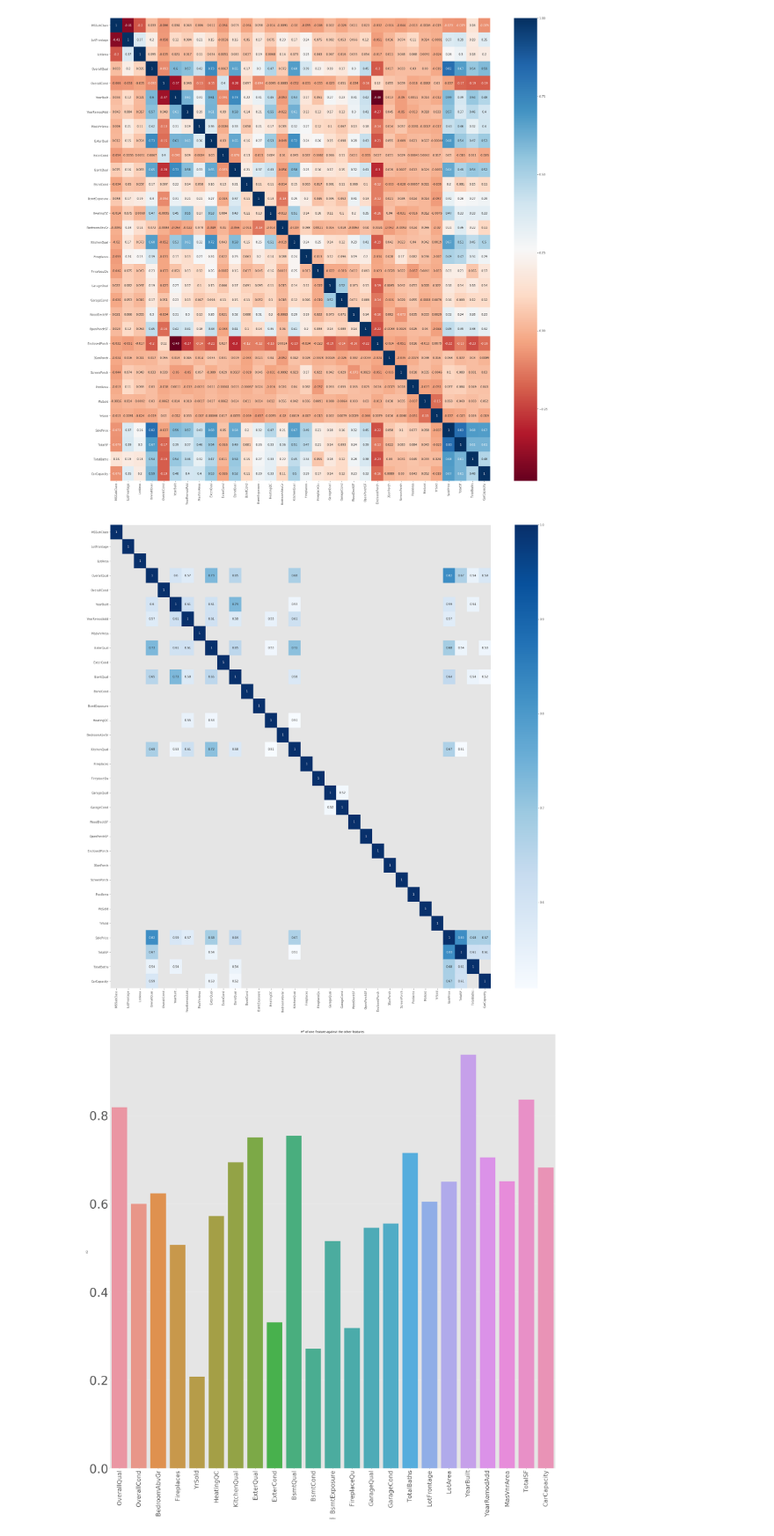
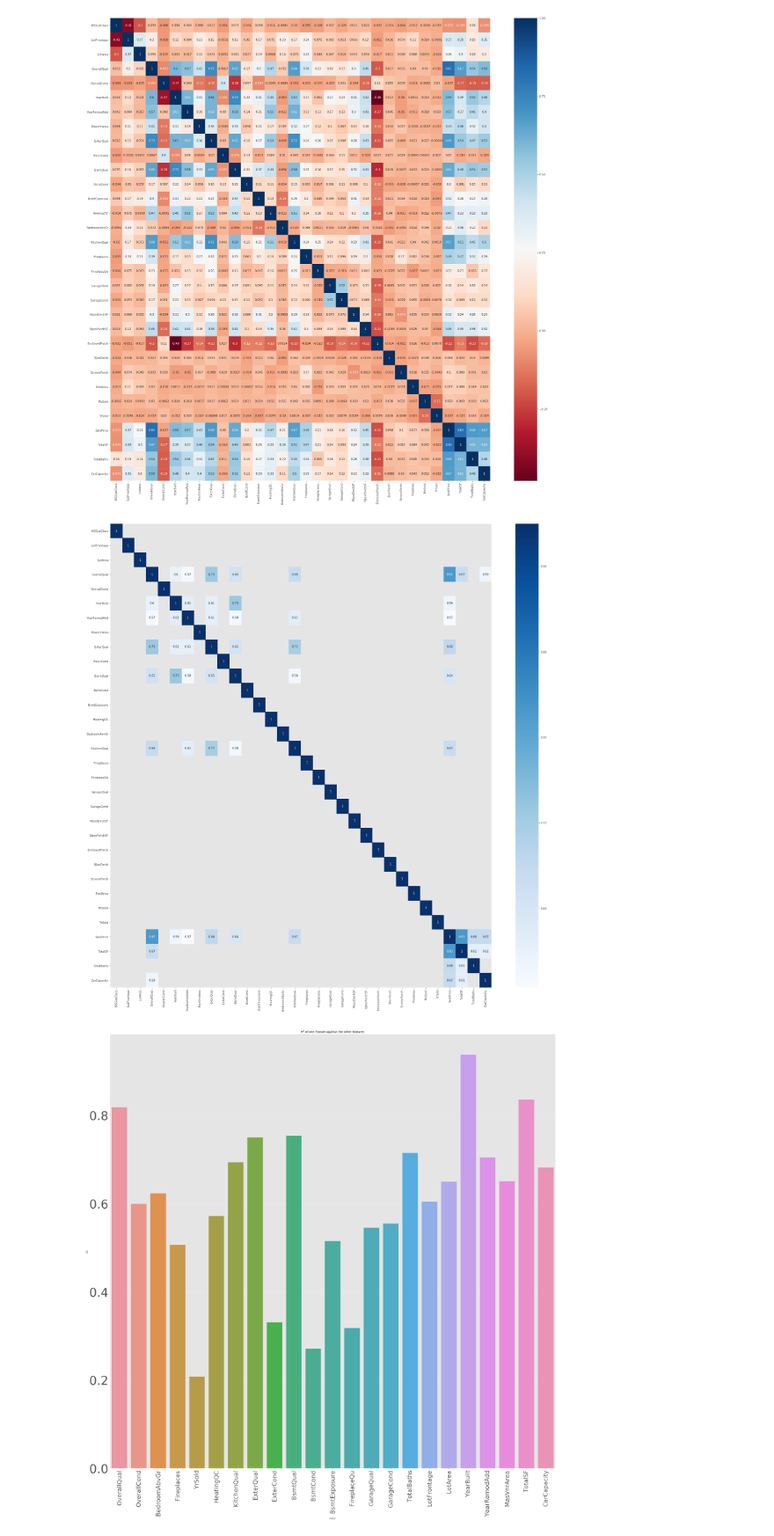
Before and after one commit to AronBerke/Kaggle_Housing_Project, a Jupyter notebook: KaggleTest/E_3_AAAG_Kaggle_CorrelationInvestigation.ipynb, the cells around one changed output. Shown at 88% size. Cells and saved outputs as stored; diff of their text form; code cells hidden in the pictures.

```diff
--- a/KaggleTest/E_3_AAAG_Kaggle_CorrelationInvestigation.ipynb
+++ b/KaggleTest/E_3_AAAG_Kaggle_CorrelationInvestigation.ipynb
@@ -108,12 +108,12 @@ sns.heatmap(corr, cmap="RdBu", annot = True);
 # %% [output]
 [figure]
 # %%
-big_corr=corr[abs(corr)>0.5]
+big_corr=corr[abs(corr)>0.55]
 plt.subplots(figsize=(30, 30))
 cmap = sns.diverging_palette(150, 250, as_cmap=True)
 sns.heatmap(big_corr, cmap="Blues", annot = True);
 # %% [output]
-[figure, old version]
+[figure, new version]
 # %%
 x=dum_df.drop('SalePrice',axis=1)
 y=dum_df.SalePrice
```
Also changed, not shown: 22 other files.
